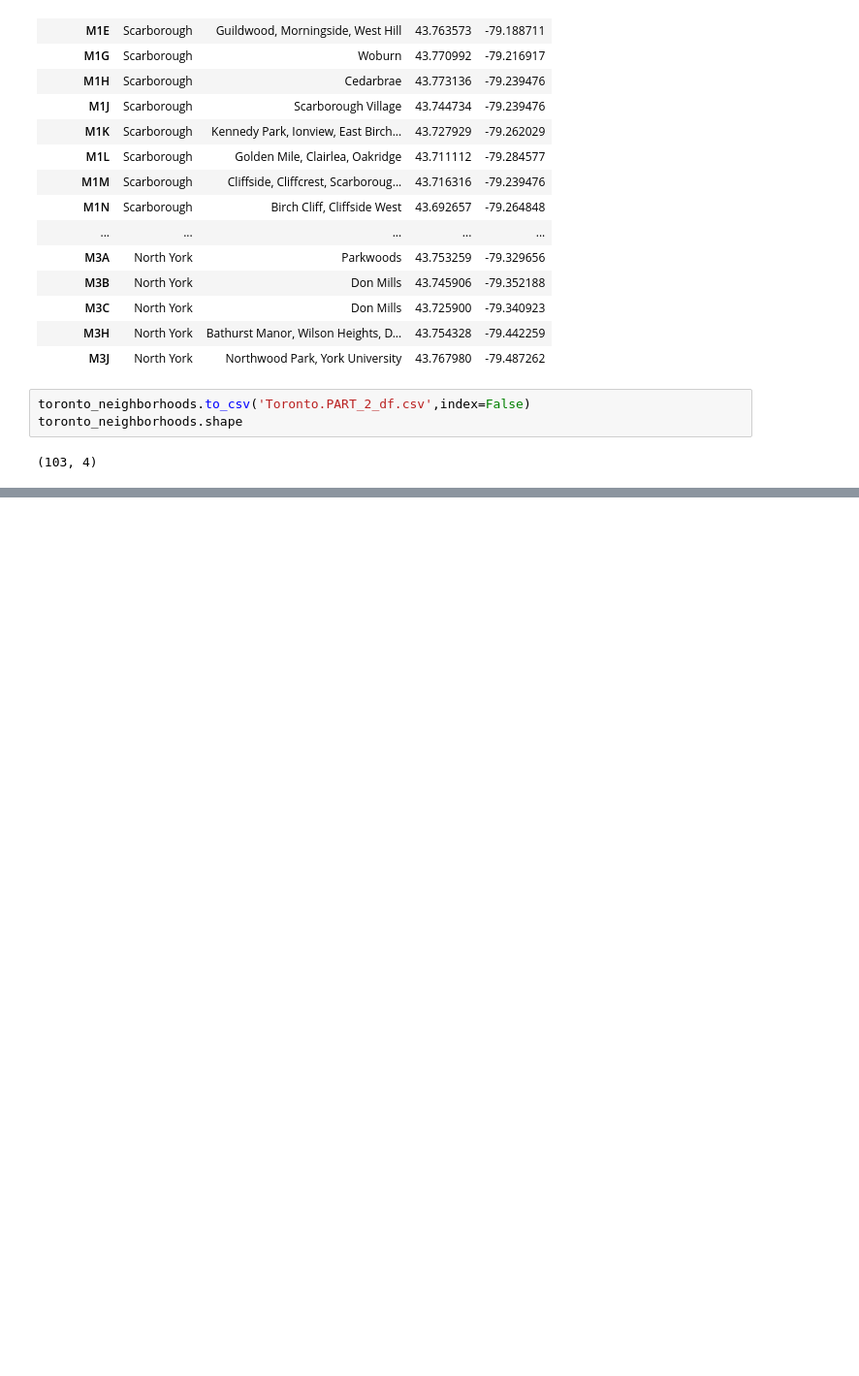
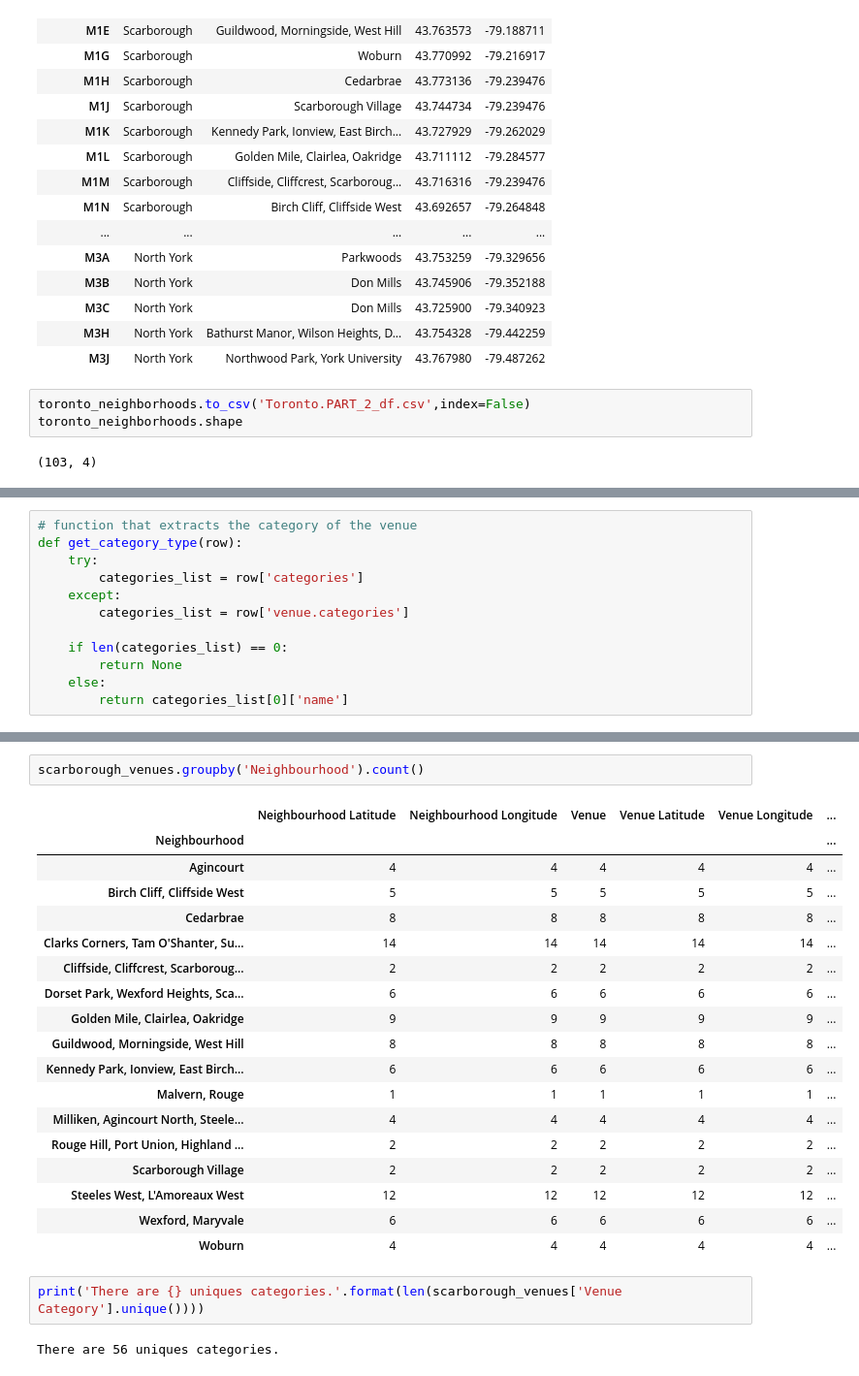
Before and after one commit to priscilahiguti/Coursera_Capstone, a Jupyter notebook: Capstone Project Notebook.ipynb, the cells around one changed output, grey strips where cells are left out. Shown: that part at 97% size. Saved outputs shown, nothing was run; the diff lists cells and outputs as text; blank space fills up the shorter version.

```diff
--- a/Capstone Project Notebook.ipynb
+++ b/Capstone Project Notebook.ipynb
@@ -175,0 +292,12 @@ toronto_neighborhoods.shape
+# %%
+# function that extracts the category of the venue
+def get_category_type(row):
+    try:
+        categories_list = row['categories']
+    except:
+        categories_list = row['venue.categories']
+
+    if len(categories_list) == 0:
+        return None
+    else:
+        return categories_list[0]['name']
@@ -175,0 +401,25 @@ toronto_neighborhoods.shape
+# %%
+scarborough_venues.groupby('Neighbourhood').count()
+# %% [output]
+|  | Neighbourhood Latitude | Neighbourhood Longitude | Venue | Venue Latitude | Venue Longitude | ... |
+| Neighbourhood |  |  |  |  |  | ... |
+| Agincourt | 4 | 4 | 4 | 4 | 4 | ... |
+| Birch Cliff, Cliffside West | 5 | 5 | 5 | 5 | 5 | ... |
+| Cedarbrae | 8 | 8 | 8 | 8 | 8 | ... |
+| Clarks Corners, Tam O'Shanter, Su... | 14 | 14 | 14 | 14 | 14 | ... |
+| Cliffside, Cliffcrest, Scarboroug... | 2 | 2 | 2 | 2 | 2 | ... |
+| Dorset Park, Wexford Heights, Sca... | 6 | 6 | 6 | 6 | 6 | ... |
+| Golden Mile, Clairlea, Oakridge | 9 | 9 | 9 | 9 | 9 | ... |
+| Guildwood, Morningside, West Hill | 8 | 8 | 8 | 8 | 8 | ... |
+| Kennedy Park, Ionview, East Birch... | 6 | 6 | 6 | 6 | 6 | ... |
+| Malvern, Rouge | 1 | 1 | 1 | 1 | 1 | ... |
+| Milliken, Agincourt North, Steele... | 4 | 4 | 4 | 4 | 4 | ... |
+| Rouge Hill, Port Union, Highland ... | 2 | 2 | 2 | 2 | 2 | ... |
+| Scarborough Village | 2 | 2 | 2 | 2 | 2 | ... |
+| Steeles West, L'Amoreaux West | 12 | 12 | 12 | 12 | 12 | ... |
+| Wexford, Maryvale | 6 | 6 | 6 | 6 | 6 | ... |
+| Woburn | 4 | 4 | 4 | 4 | 4 | ... |
+# %%
+print('There are {} uniques categories.'.format(len(scarborough_venues['Venue Category'].unique())))
+# %% [output]
+There are 56 uniques categories.
```
Also changed, not shown: parts of 38 cells of this notebook.
